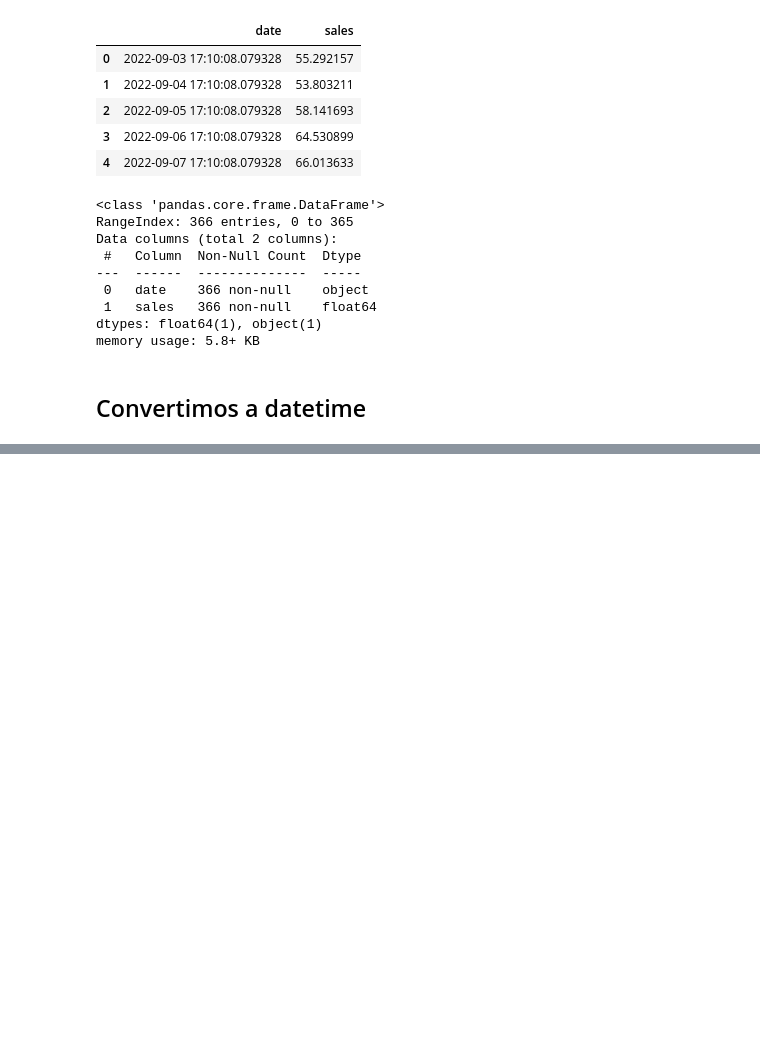
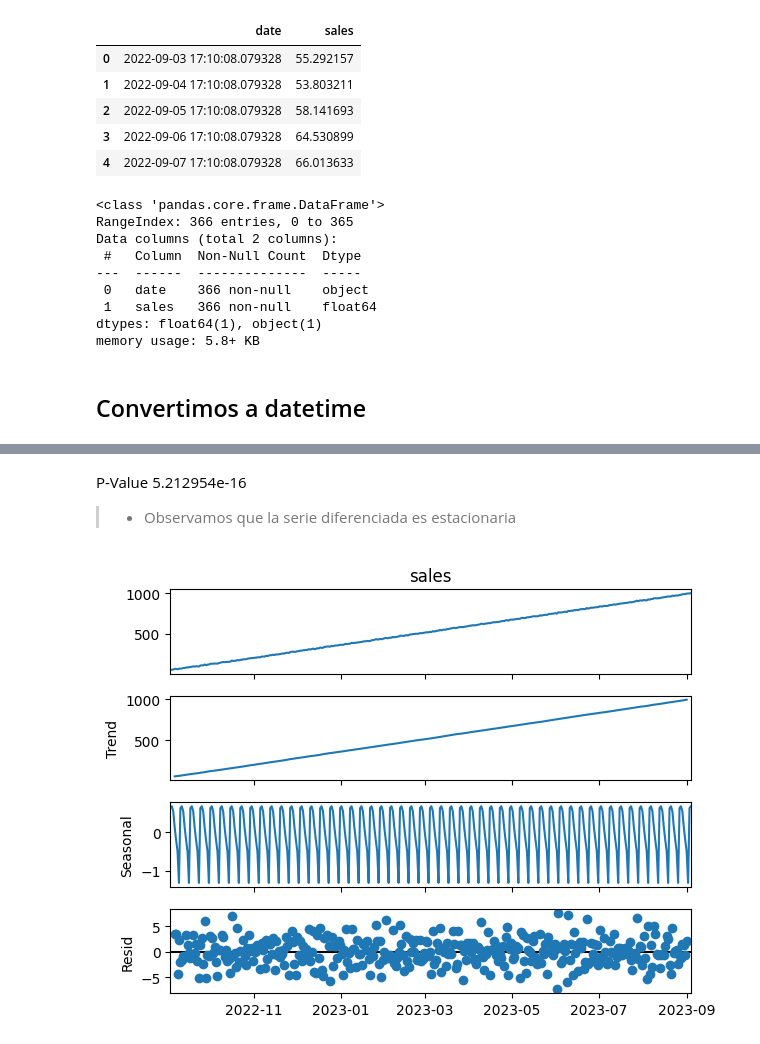
Before and after one commit to 4GeeksAcademy/Eder_Zelaya-Machine-Learnig, a Jupyter notebook: src/10-time-series-forecasting-sales.ipynb, the cells around one changed output, grey strips where cells are left out. Cells and saved outputs as stored; diff of their text form; code cells hidden in the pictures; blank space fills up the shorter version.

```diff
--- a/src/10-time-series-forecasting-sales.ipynb
+++ b/src/10-time-series-forecasting-sales.ipynb
@@ -30,0 +147,11 @@ df.set_index('date', inplace=True)
+# %% [markdown]
+P-Value 5.212954e-16
+
+> - Observamos que la serie diferenciada es estacionaria
+# %%
+decomposition = seasonal_decompose(ts, model='additive')
+decomposition.plot()
+
+plt.show()
+# %% [output]
+[figure, added]
```
Also changed, not shown: parts of 33 cells of this notebook, 1 other file.
